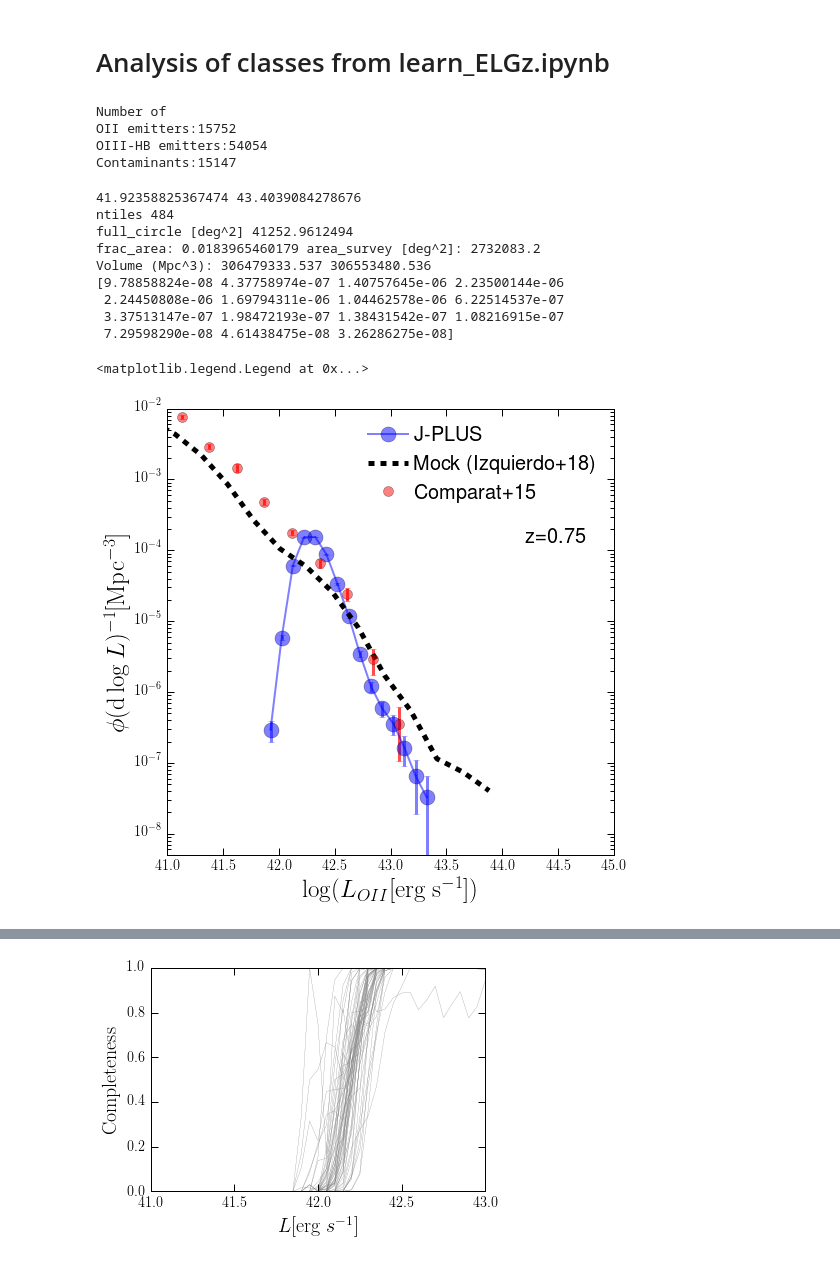
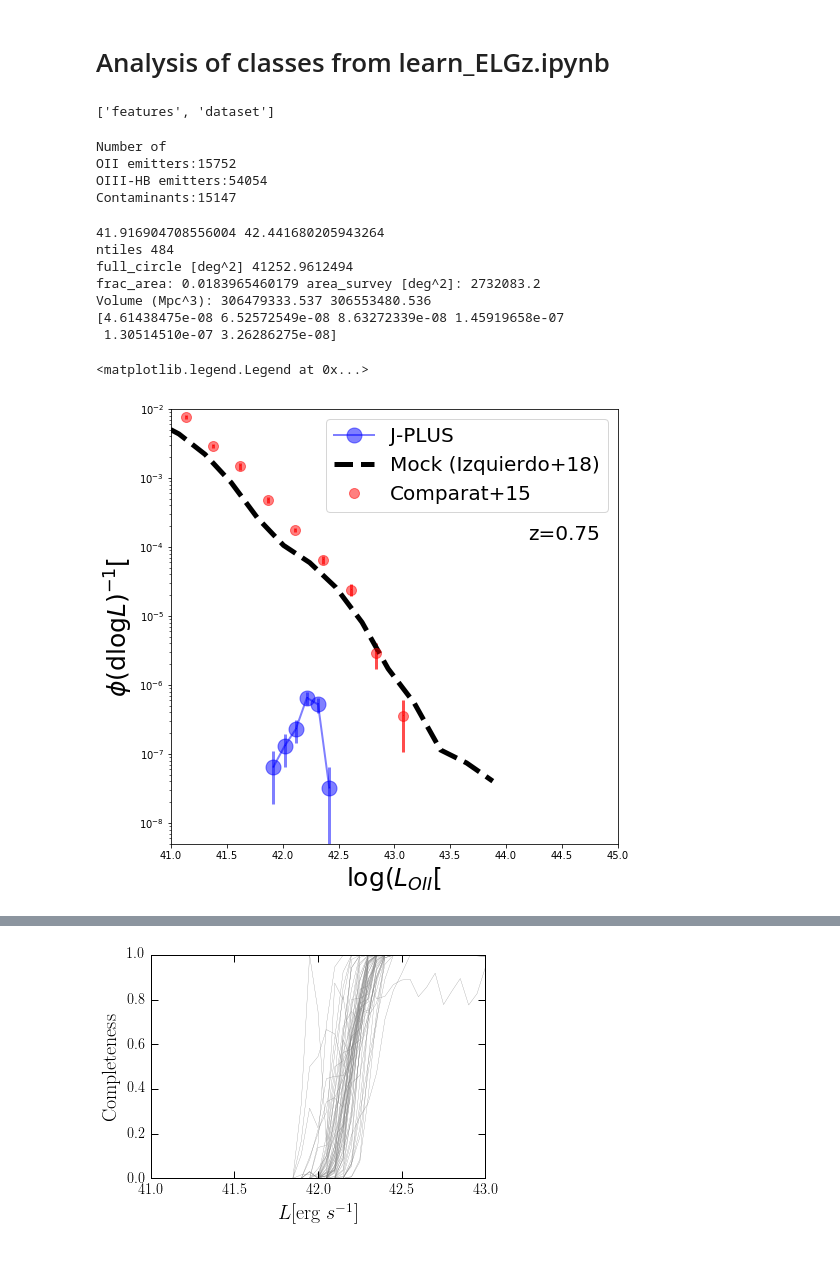
Before and after one commit to aaorsi/ELG_analysis, a Jupyter notebook: py/LFandclustering.ipynb, the cells around one changed output, grey strips where cells are left out. Drawn from its saved outputs; the diff is of its cells as text; code cells hidden in the pictures.

```diff
--- a/py/LFandclustering.ipynb
+++ b/py/LFandclustering.ipynb
@@ -24,2 +24,19 @@ sigmafile = 'sigma_curves.data'
 sigmadict = pickle.load(open(sigmafile))
+# %%
+# Open file with classification from Mike:
+
+FileOII = '../mike/oii_matches'
+galselfile = 'gal_candidates.data'
+
+galsel = pickle.load(open(galselfile))
+ids_oii = np.loadtxt(FileOII,unpack=True, usecols=0)
+
+dcat = galsel['dataset']
+print galsel.keys()
+noii = len(ids_oii)
+
+nall = len(dcat['tile_id'])
+dcat['ids'] = np.arange(nall)
+# %% [output]
+['features', 'dataset']
 # %%
@@ -37,15 +68,20 @@ Contaminants:15147
+# %%
+%matplotlib inline
+from astropy.cosmology import Planck15
+
+ld= Planck15.luminosity_distance(0.75).value
+
+#compute LFs
+mpc2cm= 3.08e24
+ld *= mpc2cm
+
+id_oii = [False for x in range(nall)]
+for x in ids_oii:
+    id_oii[int(x)] = True
+
+gal_oii = jplus.tools.select_object(dcat,id_oii)
 # %%
-%matplotlib inline
-from astropy.cosmology import Planck15
 
-ld= Planck15.luminosity_distance(0.75).value
-
-#compute LFs
-mpc2cm= 3.08e24
-ld *= mpc2cm
-id_oii = np.asarray(pred) == 'OII'
-
-gal_oii = jplus.tools.select_object(dcat,id_oii)
 
 f_oii = gal_oii['F_j0660']
 
@@ -78,41 +114,39 @@ print 'Volume (Mpc^3):',volume, volume_old
 errs =np.sqrt(phi)/(volume * lbin)
 print errs
 
 plt.figure('LFOII',figsize=(8,8))
 ax = plt.subplot(111)
 
 ax.semilogy(binarr, phi/volume/lbin,'bo-',linewidth=2,markersize=15,label='J-PLUS',alpha=0.5)
 ax.errorbar(binarr, phi/volume/lbin, yerr = errs, fmt='b,',alpha=0.5,elinewidth=3)
 ax.set_ylabel(r'$\phi ({\rm d}\log L)^{-1}[{\rm Mpc^{-3}]$',fontsize=25)
 ax.set_xlabel(r'$\log(L_{OII} [{\rm erg~s^{-1}}])$',fontsize=25)
 
 
-fmockdata = 'data/z_0.7875'
-fcomparatdata = 'data/z_0.7875_data'
+fmockdata = '../data/z_0.7875'
+fcomparatdata = '../data/z_0.7875_data'
 
 mockphi = np.loadtxt(fmockdata)
 dataphi = np.loadtxt(fcomparatdata)
 
 ax.semilogy(mockphi[:,0],mockphi[:,1],'k--',linewidth=5,label='Mock (Izquierdo+18)')
 ax.semilogy(dataphi[:,0],dataphi[:,1],'ro',markersize=10,label='Comparat+15',alpha=0.5)
 ax.errorbar(dataphi[:,0],dataphi[:,1],yerr=[dataphi[:,5],dataphi[:,4]], fmt='r,',alpha=0.7,
             elinewidth=3)
 ax.set_xlim([41,45])
 ax.set_ylim([5e-9,1e-2])
 ax.text(0.8,0.7,'z=0.75',transform=ax.transAxes,fontsize=20)
 ax.legend(loc='upper right',fontsize=20)
 # %% [output]
-41.92358825367474 43.4039084278676
+41.916904708556004 42.441680205943264
 ntiles 484
 full_circle [deg^2] 41252.9612494
 frac_area: 0.0183965460179 area_survey [deg^2]: 2732083.2
 Volume (Mpc^3): 306479333.537 306553480.536
-[9.78858824e-08 4.37758974e-07 1.40757645e-06 2.23500144e-06
- 2.24450808e-06 1.69794311e-06 1.04462578e-06 6.22514537e-07
- 3.37513147e-07 1.98472193e-07 1.38431542e-07 1.08216915e-07
- 7.29598290e-08 4.61438475e-08 3.26286275e-08]
+[4.61438475e-08 6.52572549e-08 8.63272339e-08 1.45919658e-07
+ 1.30514510e-07 3.26286275e-08]
 <matplotlib.legend.Legend at 0x...>
-[figure, old version]
+[figure, new version]
 # %%
 # Perform completeness correction on that LF
 import multiprocessing as mp
```
Also changed, not shown: parts of 3 cells of this notebook, 1 other file.
